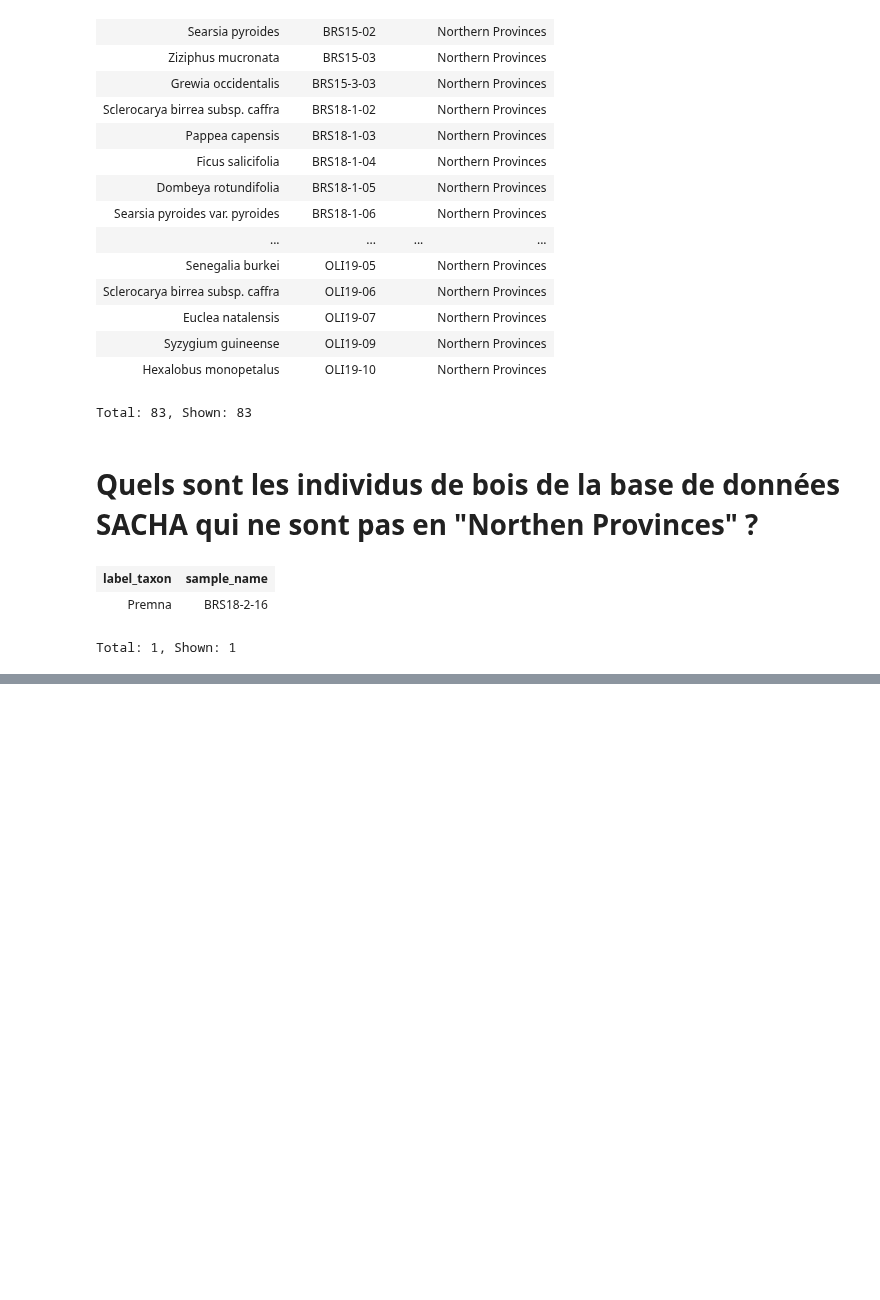
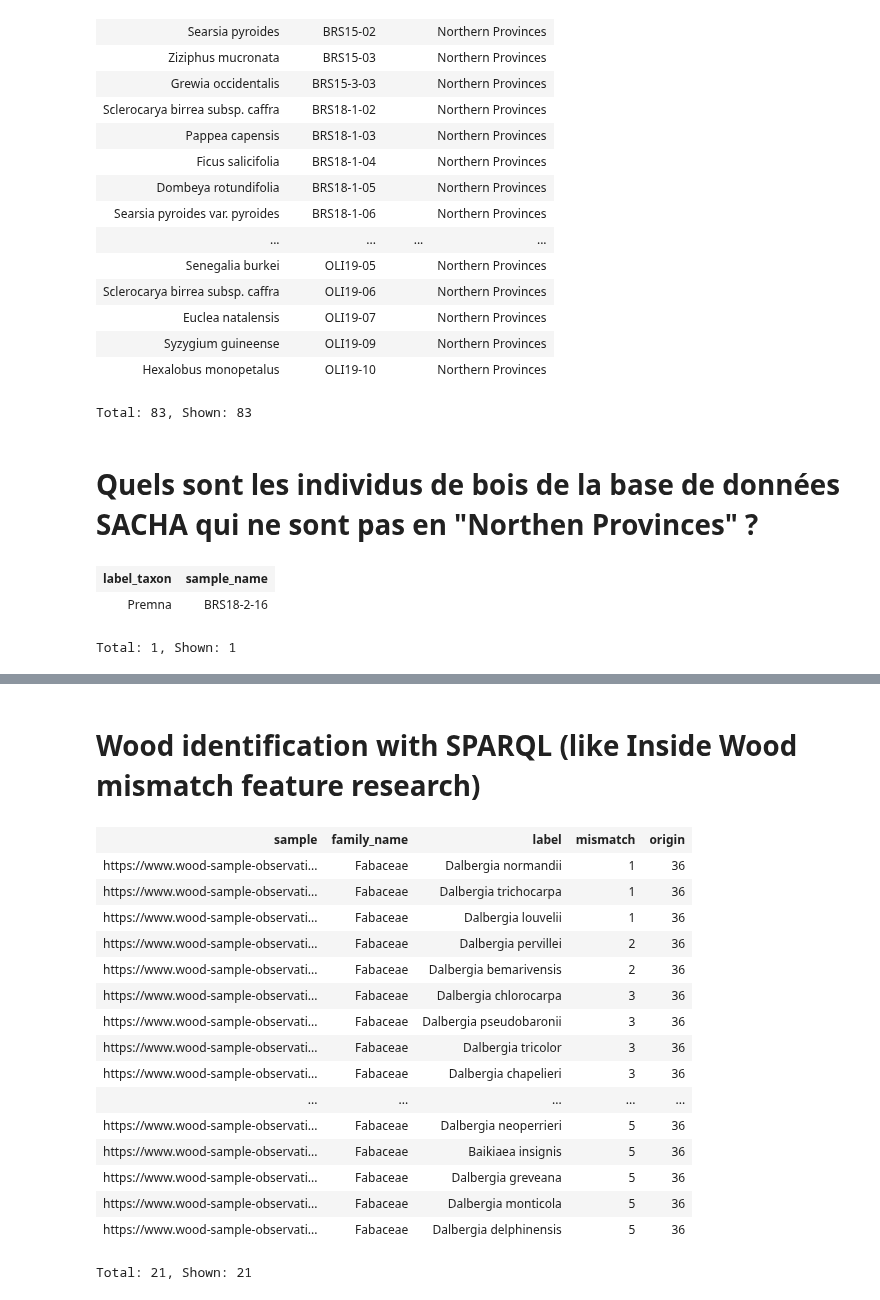
Before and after one commit to Wimmics/WoodKG, a Jupyter notebook: Competency Questions/QC_sparql.ipynb, the cells around one changed output, grey strips where cells are left out. Saved outputs shown, nothing was run; the diff lists cells and outputs as text; code cells hidden in the pictures; blank space fills up the shorter version.

```diff
--- a/Competency Questions/QC_sparql.ipynb
+++ b/Competency Questions/QC_sparql.ipynb
@@ -153,0 +210,62 @@ Total: 1, Shown: 1
+# %% [markdown]
+# Wood identification with SPARQL (like Inside Wood mismatch feature research)
+# %%
+prefix rdf: <http://www.w3.org/1999/02/22-rdf-syntax-ns#>
+prefix rdfs: <http://www.w3.org/2000/01/rdf-schema#>
+prefix owl: <http://www.w3.org/2002/07/owl#>
+prefix iawa:<https://www.iawa-website.org/core#>
+prefix skos: <http://www.w3.org/2004/02/skos/core#>
+prefix pl_tax: <http://www.plant-taxonomy-kg.com/core#>
+prefix sosa: <http://www.w3.org/ns/sosa/>
+prefix wcvp: <http://www.wcvp-core.com/class#>
+prefix txrfp: <http://taxref.mnhn.fr/lod/property/>
+# Add filter for max mismatch value (InsideWood at most 5 mismatche)
+select ?sample ?family_name ?label ?mismatch ?origin where{
+    ?classes txrfp:hasReferenceName ?taxon;
+             rdfs:subClassOf
+             rdfs:subClassOf/rdfs:subClassOf ?family.
+    ?family rdfs:label ?family_name.
+    # Find closest similar sample base on mismatch
+    {
+        select ?sample ?taxon ?label ((?origin - COUNT(?feature)) as ?mismatch) ?origin where {
+            #Found Sample feature
+        	{
+                SELECT ?feature WHERE {
+        		<https://www.wood-sample-observation.com/sample/IW-1005> pl_tax:hasObservation [sosa:hasResult [rdf:value ?feature]].
+                }
+            }
+            # Count Sample feature
+        	{
+                SELECT (COUNT(?feature) as ?origin) WHERE {
+        		<https://www.wood-sample-observation.com/sample/IW-1005> pl_tax:hasObservation [sosa:hasResult [rdf:value ?feature]].
+                }
+            }
+            ?sample pl_tax:hasObservation [ sosa:hasResult [ rdf:value ?feature]];
+                pl_tax:identifiedTaxon ?taxon.
+            ?taxon skos:prefLabel ?label.
+            FILTER (?sample != <https://www.wood-sample-observation.com/sample/IW-1005>)
+        }
+        GROUP BY ?sample ?origin ?label ?taxon
+        ORDER BY ?mismatch
+    }
+FILTER (?mismatch <=5)
+}
+ORDER BY ?mismatch
+# %% [output]
+| sample | family_name | label | mismatch | origin |
+| https://www.wood-sample-observati... | Fabaceae | Dalbergia normandii | 1 | 36 |
+| https://www.wood-sample-observati... | Fabaceae | Dalbergia trichocarpa | 1 | 36 |
+| https://www.wood-sample-observati... | Fabaceae | Dalbergia louvelii | 1 | 36 |
+| https://www.wood-sample-observati... | Fabaceae | Dalbergia pervillei | 2 | 36 |
+| https://www.wood-sample-observati... | Fabaceae | Dalbergia bemarivensis | 2 | 36 |
+| https://www.wood-sample-observati... | Fabaceae | Dalbergia chlorocarpa | 3 | 36 |
+| https://www.wood-sample-observati... | Fabaceae | Dalbergia pseudobaronii | 3 | 36 |
+| https://www.wood-sample-observati... | Fabaceae | Dalbergia tricolor | 3 | 36 |
+| https://www.wood-sample-observati... | Fabaceae | Dalbergia chapelieri | 3 | 36 |
+| ... | ... | ... | ... | ... |
+| https://www.wood-sample-observati... | Fabaceae | Dalbergia neoperrieri | 5 | 36 |
+| https://www.wood-sample-observati... | Fabaceae | Baikiaea insignis | 5 | 36 |
+| https://www.wood-sample-observati... | Fabaceae | Dalbergia greveana | 5 | 36 |
+| https://www.wood-sample-observati... | Fabaceae | Dalbergia monticola | 5 | 36 |
+| https://www.wood-sample-observati... | Fabaceae | Dalbergia delphinensis | 5 | 36 |
+Total: 21, Shown: 21
```
Also changed, not shown: parts of 6 cells of this notebook, 31 other files.
